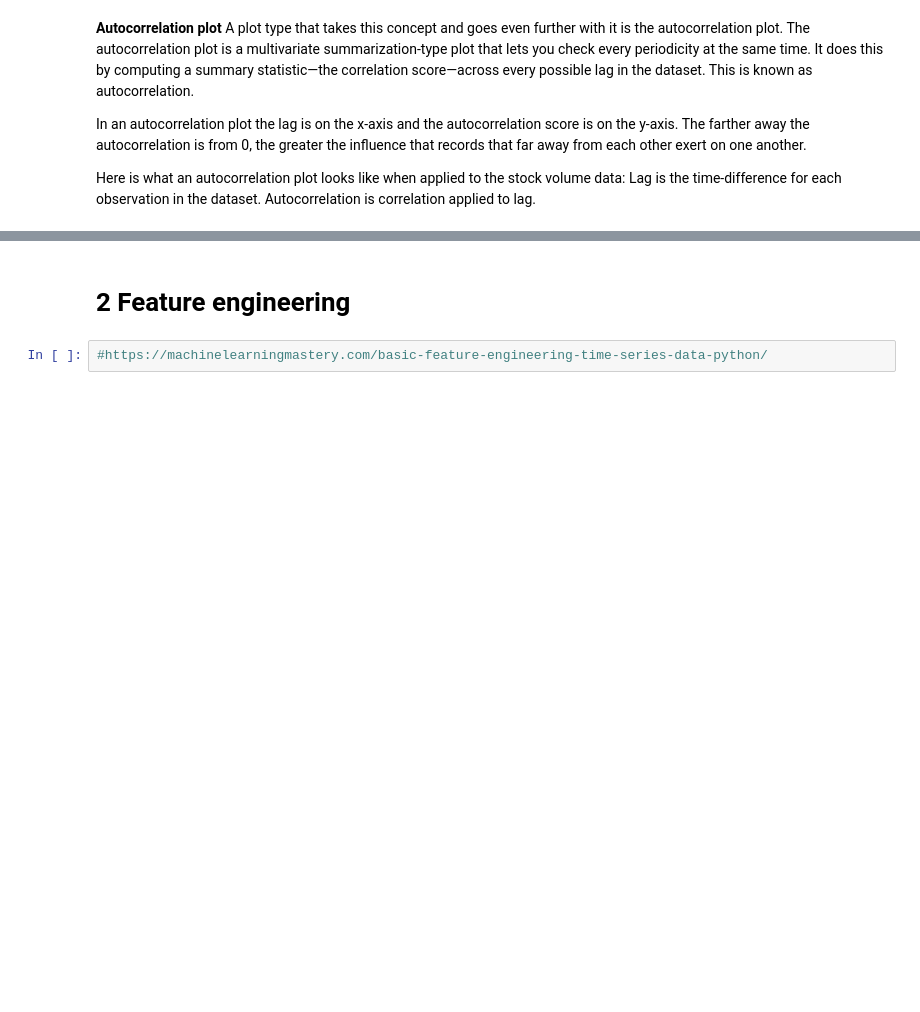
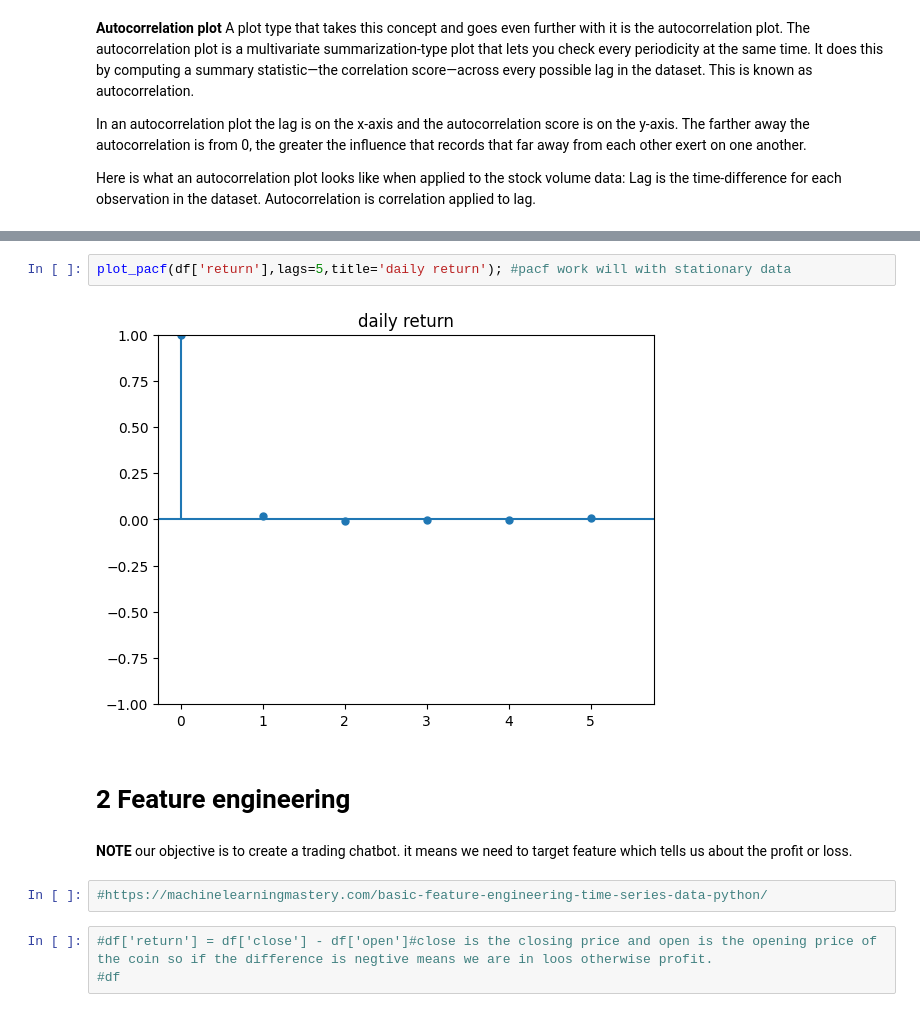
Before and after one commit to IshaqKHATTAK/Kaggle-work, a Jupyter notebook: trading-bot.ipynb, the cells around one changed output, grey strips where cells are left out. Saved outputs shown, nothing was run; the diff lists cells and outputs as text; blank space fills up the shorter version.

Commit message:
Kaggle Notebook | Trading_bot | Version 7

```diff
--- a/trading-bot.ipynb
+++ b/trading-bot.ipynb
@@ -230,4 +257,13 @@ autocorrelation_plot(df['return'])
+# %%
+plot_pacf(df['return'],lags=5,title='daily return'); #pacf work will with stationary data
+# %% [output]
+[figure, added]
 # %% [markdown]
 # 2 Feature engineering
+# %% [markdown]
+**NOTE** our objective is to create a trading chatbot. it means we need to target feature which tells us about the profit or loss.
 # %%
 #https://machinelearningmastery.com/basic-feature-engineering-time-series-data-python/
+# %%
+#df['return'] = df['close'] - df['open']#close is the closing price and open is the opening price of the coin so if the difference is negtive means we are in loos otherwise profit.
+#df
```
Also changed, not shown: parts of 7 cells of this notebook.
